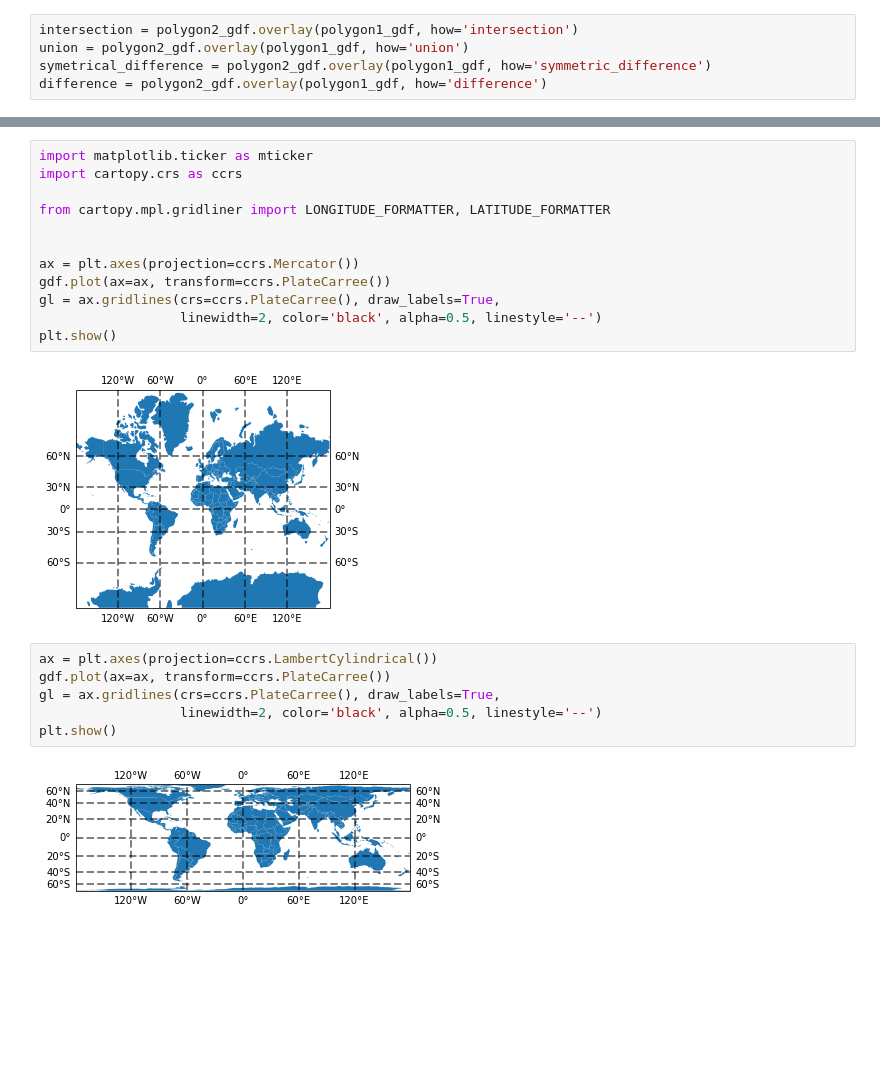
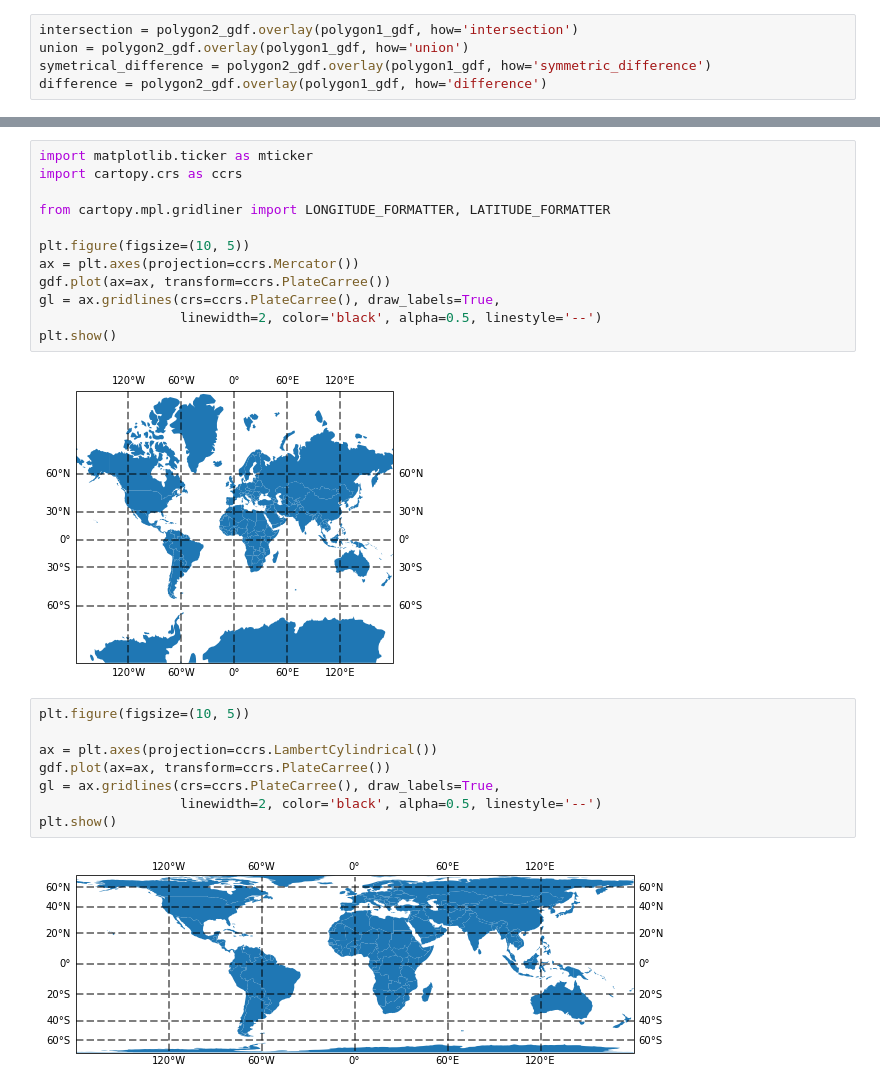
Before and after one commit to symmy596/PythonMaps-Scipy-2022, a Jupyter notebook: slides/2_geospatial_data.ipynb, the cells around one changed output, grey strips where cells are left out. Cells and saved outputs as stored; diff of their text form; blank space fills up the shorter version.

```diff
--- a/slides/2_geospatial_data.ipynb
+++ b/slides/2_geospatial_data.ipynb
@@ -238,19 +224,21 @@ import cartopy.crs as ccrs
 
 from cartopy.mpl.gridliner import LONGITUDE_FORMATTER, LATITUDE_FORMATTER
 
-
+plt.figure(figsize=(10, 5))
 ax = plt.axes(projection=ccrs.Mercator())
 gdf.plot(ax=ax, transform=ccrs.PlateCarree())
 gl = ax.gridlines(crs=ccrs.PlateCarree(), draw_labels=True,
                   linewidth=2, color='black', alpha=0.5, linestyle='--')
 plt.show()
 # %% [output]
-[figure, old version]
+[figure, new version]
 # %%
+plt.figure(figsize=(10, 5))
+
 ax = plt.axes(projection=ccrs.LambertCylindrical())
 gdf.plot(ax=ax, transform=ccrs.PlateCarree())
 gl = ax.gridlines(crs=ccrs.PlateCarree(), draw_labels=True,
                   linewidth=2, color='black', alpha=0.5, linestyle='--')
 plt.show()
 # %% [output]
-[figure, old version]
+[figure, new version]
```
Also changed, not shown: parts of 9 cells of this notebook, 4 other files.
